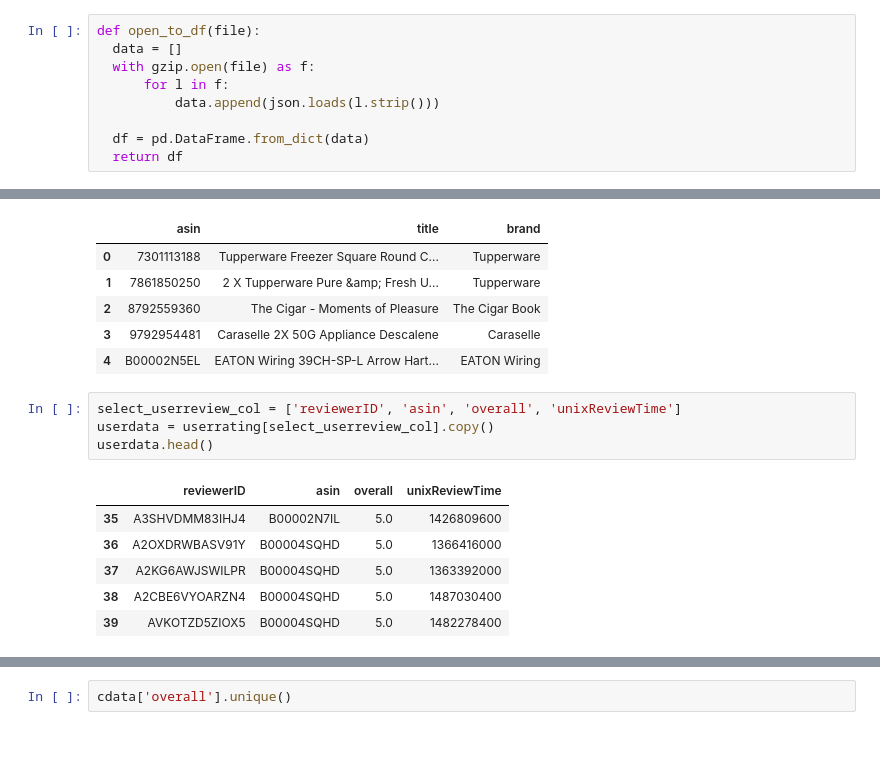
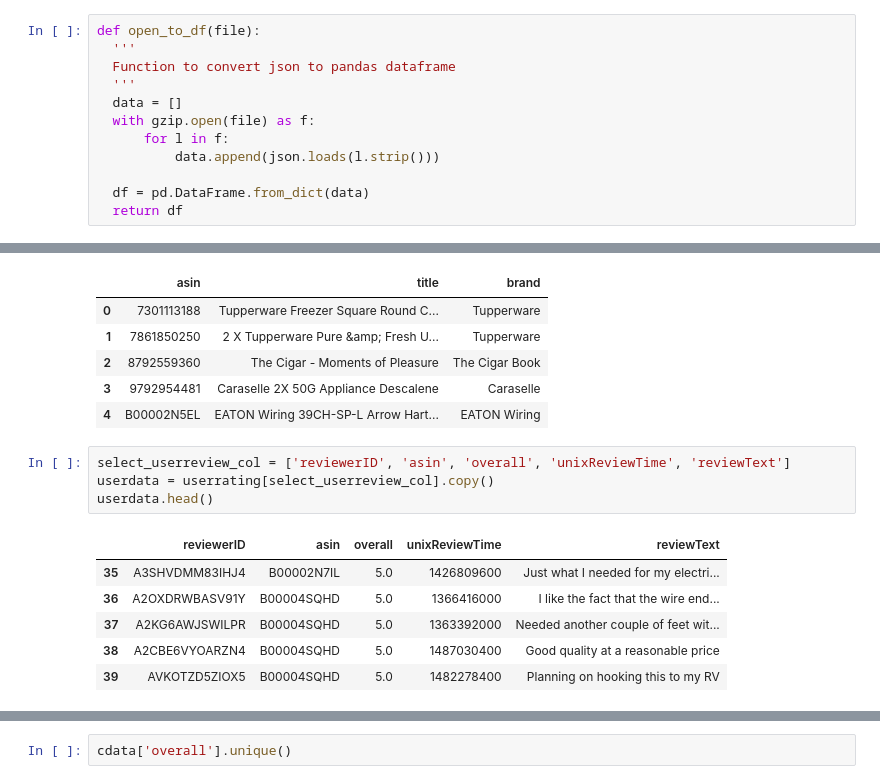
Before and after one commit to dhruv1220/Product-Recommendation-System, a Jupyter notebook: Product_Recommendation_System.ipynb, the cells around one changed output, grey strips where cells are left out. Drawn from its saved outputs; the diff is of its cells as text; blank space fills up the shorter version.

```diff
--- a/Product_Recommendation_System.ipynb
+++ b/Product_Recommendation_System.ipynb
@@ -22,5 +24,8 @@ meta_Appliances.jso 100%[===================>]  57.11M   186MB/s    in 0.3s
 # %%
 def open_to_df(file):
+  '''
+  Function to convert json to pandas dataframe
+  '''
   data = []
   with gzip.open(file) as f:
       for l in f:
@@ -112,16 +139,16 @@ itemdata.head()
 | 3 | 9792954481 | Caraselle 2X 50G Appliance Descalene | Caraselle |
 | 4 | B00002N5EL | EATON Wiring 39CH-SP-L Arrow Hart... | EATON Wiring |
 # %%
-select_userreview_col = ['reviewerID', 'asin', 'overall', 'unixReviewTime']
+select_userreview_col = ['reviewerID', 'asin', 'overall', 'unixReviewTime', 'reviewText']
 userdata = userrating[select_userreview_col].copy()
 userdata.head()
 # %% [output]
-|  | reviewerID | asin | overall | unixReviewTime |
-| 35 | A3SHVDMM83IHJ4 | B00002N7IL | 5.0 | 1426809600 |
-| 36 | A2OXDRWBASV91Y | B00004SQHD | 5.0 | 1366416000 |
-| 37 | A2KG6AWJSWILPR | B00004SQHD | 5.0 | 1363392000 |
-| 38 | A2CBE6VYOARZN4 | B00004SQHD | 5.0 | 1487030400 |
-| 39 | AVKOTZD5ZIOX5 | B00004SQHD | 5.0 | 1482278400 |
+|  | reviewerID | asin | overall | unixReviewTime | reviewText |
+| 35 | A3SHVDMM83IHJ4 | B00002N7IL | 5.0 | 1426809600 | Just what I needed for my electri... |
+| 36 | A2OXDRWBASV91Y | B00004SQHD | 5.0 | 1366416000 | I like the fact that the wire end... |
+| 37 | A2KG6AWJSWILPR | B00004SQHD | 5.0 | 1363392000 | Needed another couple of feet wit... |
+| 38 | A2CBE6VYOARZN4 | B00004SQHD | 5.0 | 1487030400 | Good quality at a reasonable price |
+| 39 | AVKOTZD5ZIOX5 | B00004SQHD | 5.0 | 1482278400 | Planning on hooking this to my RV |
 # %%
 cdata = pd.merge(userdata, itemdata, on='asin', how='inner')
 cdata.head()
```
Also changed, not shown: parts of 66 cells of this notebook.
